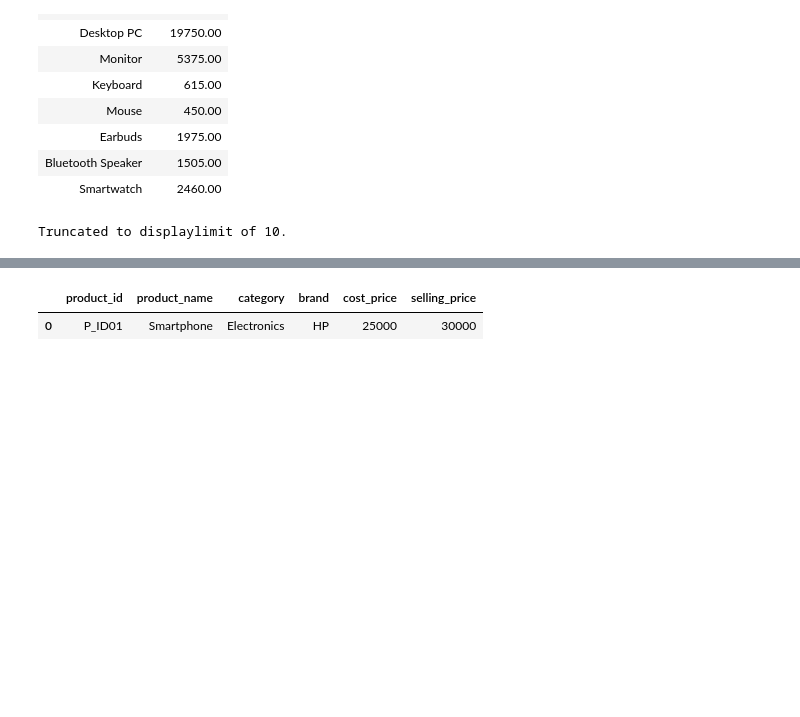
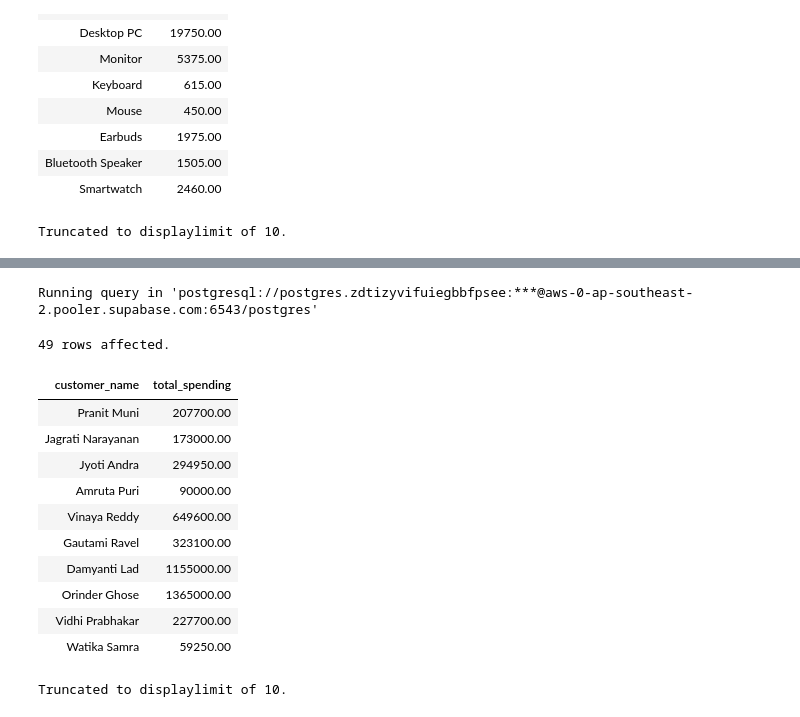
Before and after one commit to umesh-creates/sql_pandas_exercise_and_notes, a Jupyter notebook: retail_analysis exercise/subqueries.ipynb, the cells around one changed output, grey strips where cells are left out. Drawn from its saved outputs; the diff is of its cells as text; code cells hidden in the pictures; blank space fills up the shorter version.

```diff
--- a/retail_analysis exercise/subqueries.ipynb
+++ b/retail_analysis exercise/subqueries.ipynb
@@ -215,5 +233,33 @@ KeyError: np.float64(5241.96)
 # %%
-products.head(1)
+%%sql
+SELECT c.customer_name, SUM(p.selling_price * oi.quantity) AS total_spending
+FROM retail_analysis.customers c
+JOIN retail_analysis.orders o
+ON c.customer_id = o.customer_id
+JOIN retail_analysis.order_items oi
+ON o.order_id = oi.order_id
+JOIN retail_analysis.products p
+ON oi.product_id = p.product_id
+
+WHERE p.selling_price * oi.quantity > (
+    SELECT AVG(p.selling_price * oi.quantity)
+    FROM retail_analysis.products p
+    JOIN retail_analysis.order_items oi
+    ON p.product_id = oi.product_id
+)
+GROUP BY c.customer_name;
 # %% [output]
+Running query in 'postgresql://postgres.zdtizyvifuiegbbfpsee:***@aws-0-ap-southeast-2.pooler.supabase.com:6543/postgres'
+49 rows affected.
-|  | product_id | product_name | category | brand | cost_price | selling_price |
-| 0 | P_ID01 | Smartphone | Electronics | HP | 25000 | 30000 |
+| customer_name | total_spending |
+| Pranit Muni | 207700.00 |
+| Jagrati Narayanan | 173000.00 |
+| Jyoti Andra | 294950.00 |
+| Amruta Puri | 90000.00 |
+| Vinaya Reddy | 649600.00 |
+| Gautami Ravel | 323100.00 |
+| Damyanti Lad | 1155000.00 |
+| Orinder Ghose | 1365000.00 |
+| Vidhi Prabhakar | 227700.00 |
+| Watika Samra | 59250.00 |
+Truncated to displaylimit of 10.
```
Also changed, not shown: parts of 8 cells of this notebook.
